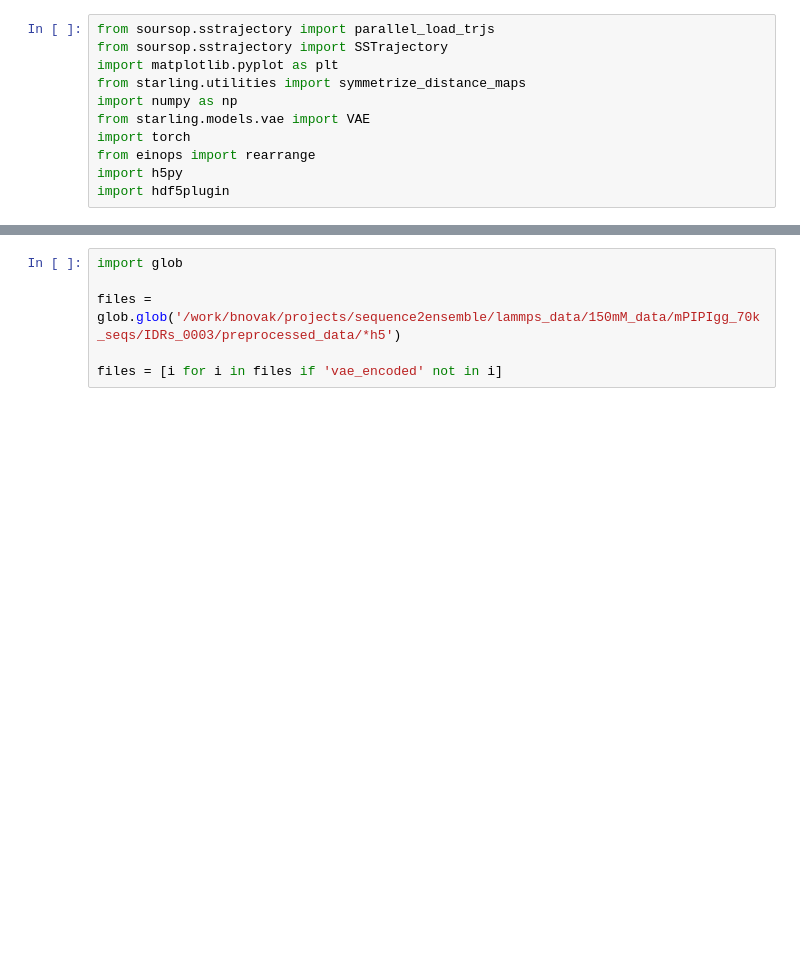
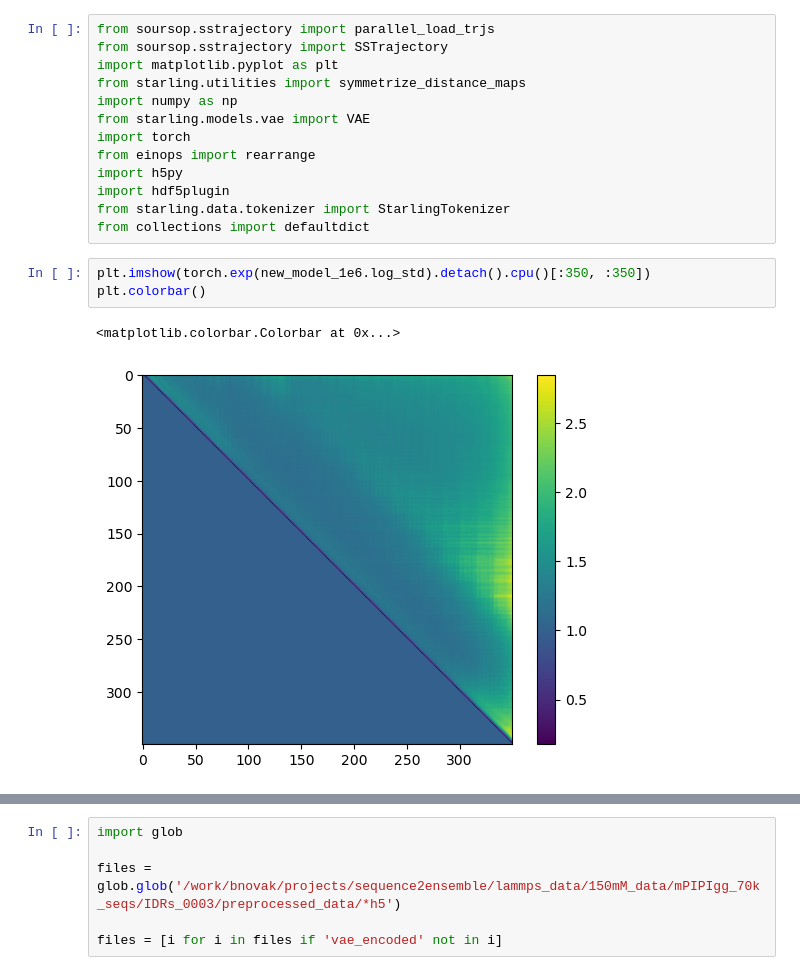
Before and after one commit to idptools/starling, a Jupyter notebook: devtools/scripts/large_dm_VAE_test.ipynb, the cells around one changed output, grey strips where cells are left out. Saved outputs shown, nothing was run; the diff lists cells and outputs as text; blank space fills up the shorter version.

```diff
--- a/devtools/scripts/large_dm_VAE_test.ipynb
+++ b/devtools/scripts/large_dm_VAE_test.ipynb
@@ -9,3 +9,11 @@ import torch
 from einops import rearrange
 import h5py
 import hdf5plugin
+from starling.data.tokenizer import StarlingTokenizer
+from collections import defaultdict
+# %%
+plt.imshow(torch.exp(new_model_1e6.log_std).detach().cpu()[:350, :350])
+plt.colorbar()
+# %% [output]
+<matplotlib.colorbar.Colorbar at 0x...>
+[figure, added]
```
Also changed, not shown: parts of 44 cells of this notebook, 3 other files.
